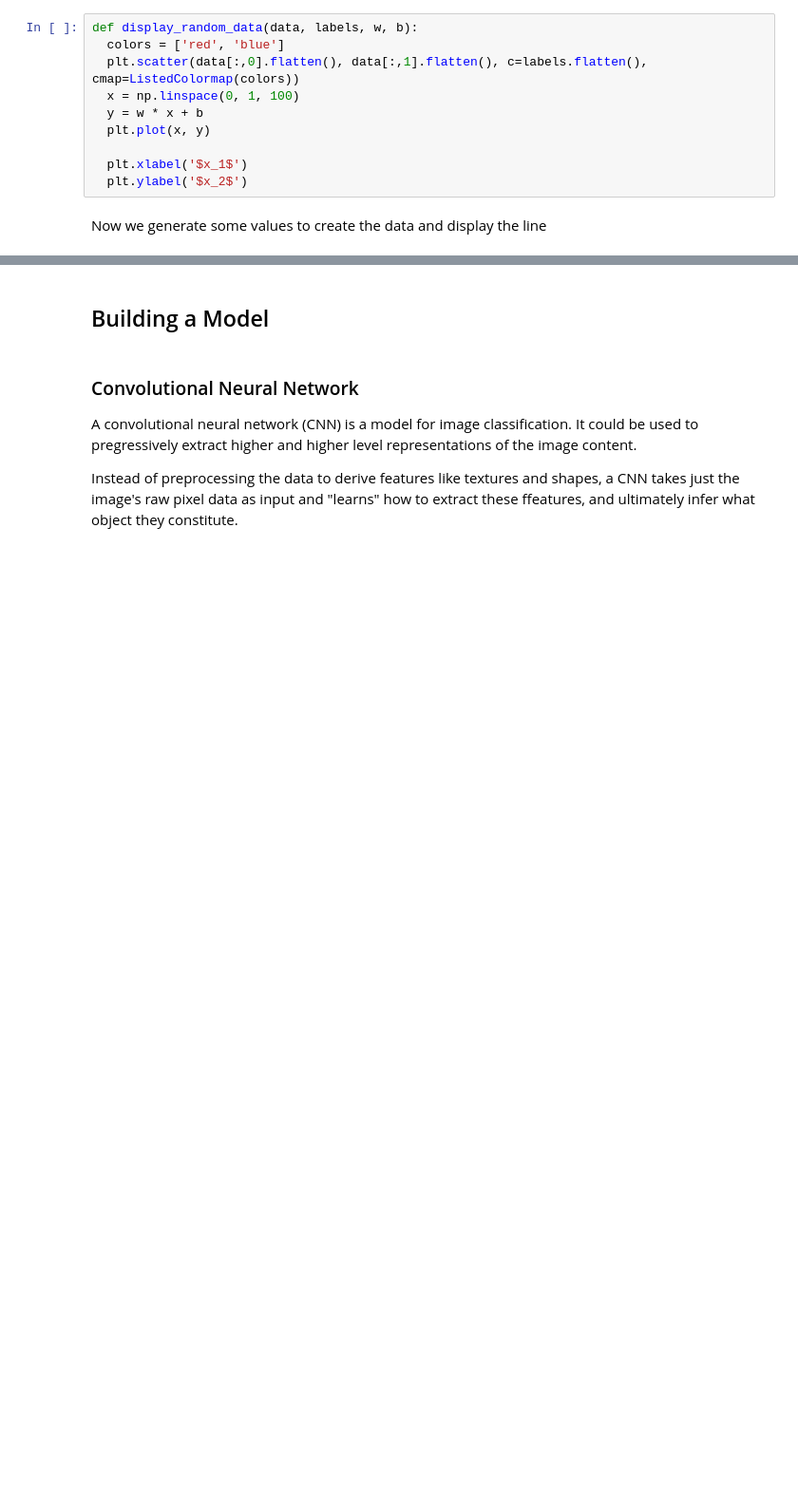
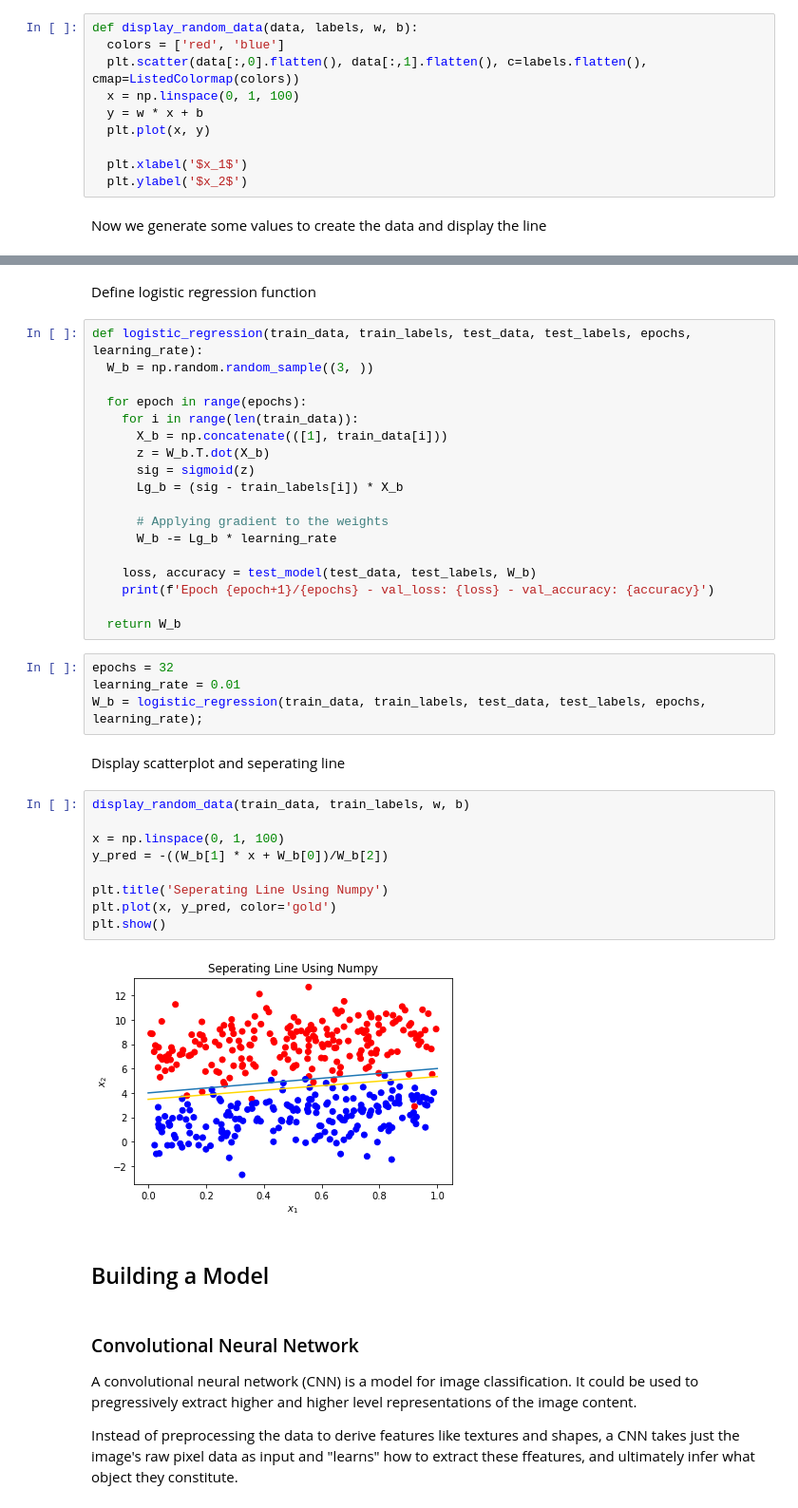
Before and after one commit to shaunhyp57/Artificial-Intelligence-Machine-Learning, a Jupyter notebook: HW_5/HW_5.ipynb, the cells around one changed output, grey strips where cells are left out. Shown: that part at 95% size. Drawn from its saved outputs; the diff is of its cells as text; blank space fills up the shorter version.

```diff
--- a/HW_5/HW_5.ipynb
+++ b/HW_5/HW_5.ipynb
@@ -314,3 +351,40 @@ plt.show()
+# %% [markdown]
+Define logistic regression function
+# %%
+def logistic_regression(train_data, train_labels, test_data, test_labels, epochs, learning_rate):
+  W_b = np.random.random_sample((3, ))
+
+  for epoch in range(epochs):
+    for i in range(len(train_data)):
+      X_b = np.concatenate(([1], train_data[i]))
+      z = W_b.T.dot(X_b)
+      sig = sigmoid(z)
+      Lg_b = (sig - train_labels[i]) * X_b
+
+      # Applying gradient to the weights
+      W_b -= Lg_b * learning_rate
+
+    loss, accuracy = test_model(test_data, test_labels, W_b)
+    print(f'Epoch {epoch+1}/{epochs} - val_loss: {loss} - val_accuracy: {accuracy}')
+
+  return W_b
+# %%
+epochs = 32
+learning_rate = 0.01
+W_b = logistic_regression(train_data, train_labels, test_data, test_labels, epochs, learning_rate);
+# %% [markdown]
+Display scatterplot and seperating line
+# %%
+display_random_data(train_data, train_labels, w, b)
+
+x = np.linspace(0, 1, 100)
+y_pred = -((W_b[1] * x + W_b[0])/W_b[2])
+
+plt.title('Seperating Line Using Numpy')
+plt.plot(x, y_pred, color='gold')
+plt.show()
+# %% [output]
+[figure, added]
 # %% [markdown]
 ## Building a Model
 # %% [markdown]
```
Also changed, not shown: parts of 5 cells of this notebook.
